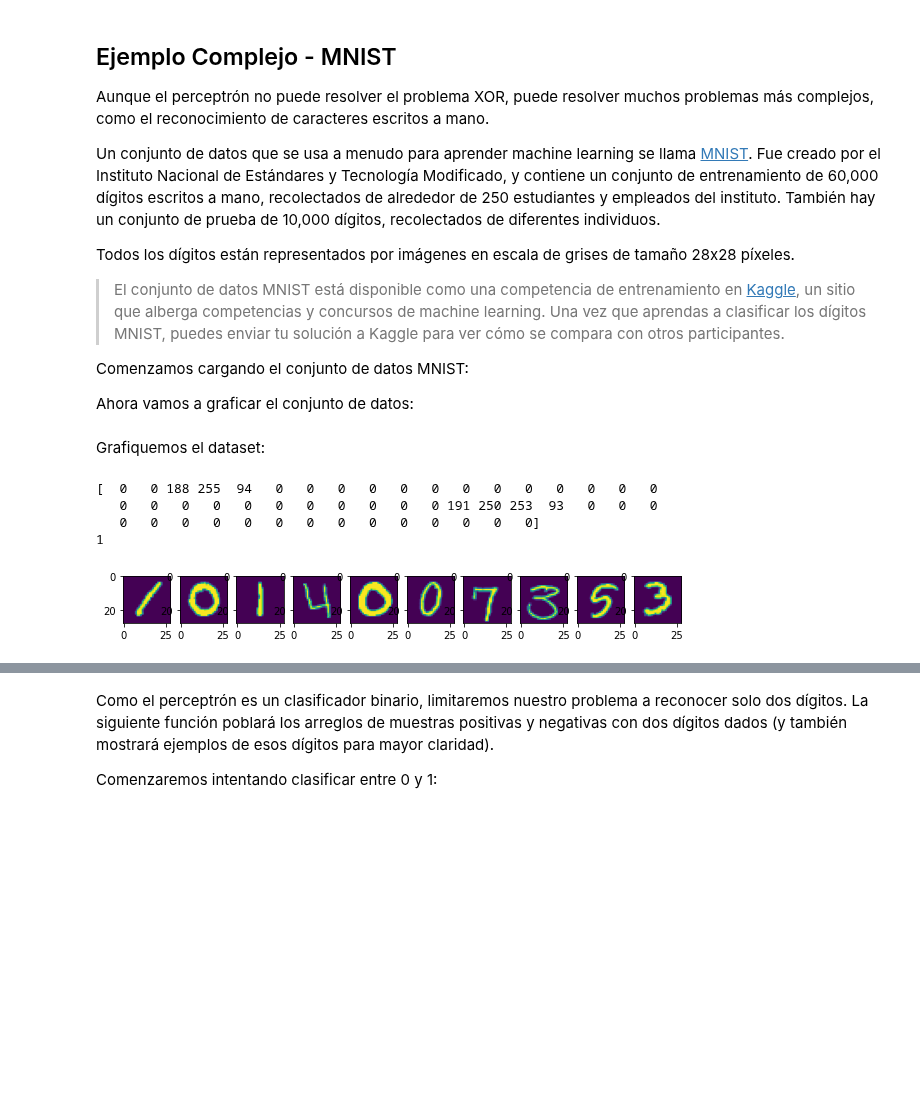
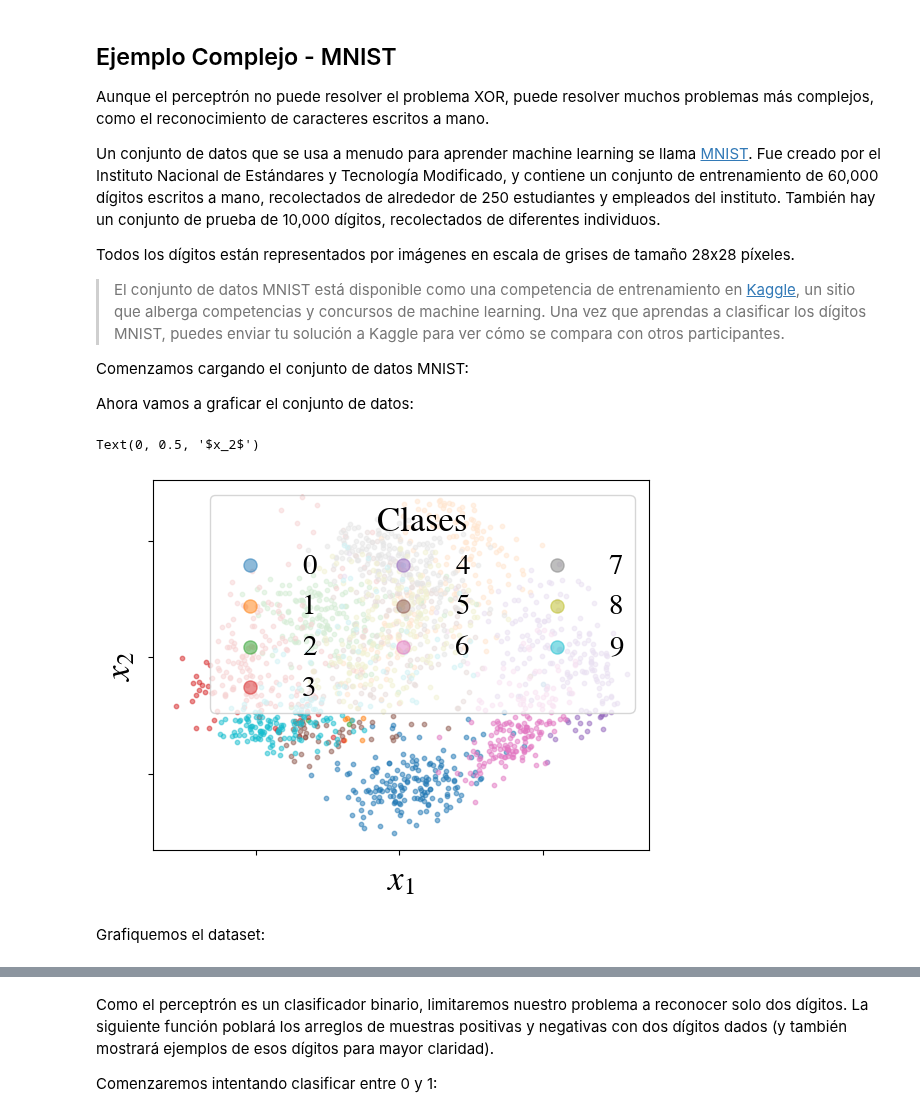
Before and after one commit to shernandez-ucm/AI-MDS, a Jupyter notebook: labs/1.1_Perceptron.ipynb, the cells around one changed output, grey strips where cells are left out. Drawn from its saved outputs; the diff is of its cells as text; code cells hidden in the pictures; blank space fills up the shorter version.

```diff
--- a/labs/1.1_Perceptron.ipynb
+++ b/labs/1.1_Perceptron.ipynb
@@ -295,18 +254,34 @@ with gzip.open('../../data/mnist.pkl.gz', 'rb') as mnist_pickle:
+# %%
+import matplotlib
+import matplotlib.pyplot as plt
+import math
+
+from sklearn.datasets import load_digits
+from sklearn.decomposition import PCA
+
+
+# load the data
+digits = load_digits()
+
+
+pca = PCA(n_components=2)
+data = pca.fit_transform(digits.data)
+labels= digits.target
+
+plt.figure()
+
+for i in np.unique(labels):
+    plt.scatter(data[labels == i, 0], data[labels == i, 1], label=digits.target_names[i], s=10.0, alpha=0.5)
+
+plt.gca().get_xaxis().set_ticklabels([])
+plt.gca().get_yaxis().set_ticklabels([])
+
+ax = plt.gca()
+ax.legend(loc="upper right", title="Clases", fontsize='small', markerscale=3, ncol=3)
+ax.set_xlabel('$x_1$')
+ax.set_ylabel('$x_2$')
+# %% [output]
+Text(0, 0.5, '$x_2$')
+[figure, added]
 # %% [markdown]
 Grafiquemos el dataset:
-# %%
-print(MNIST['Train']['Features'][0][130:180])
-print(MNIST['Train']['Labels'][0])
-features = MNIST['Train']['Features'].astype(np.float32) / 256.0
-labels = MNIST['Train']['Labels']
-fig = pylab.figure(figsize=(10,5))
-for i in range(10):
-    ax = fig.add_subplot(1,10,i+1)
-    pylab.imshow(features[i].reshape(28,28))
-pylab.show()
-# %% [output]
-[  0   0 188 255  94   0   0   0   0   0   0   0   0   0   0   0   0   0
-   0   0   0   0   0   0   0   0   0   0   0 191 250 253  93   0   0   0
-   0   0   0   0   0   0   0   0   0   0   0   0   0   0]
-1
-[figure, removed]
```
Also changed, not shown: parts of 26 cells of this notebook.
